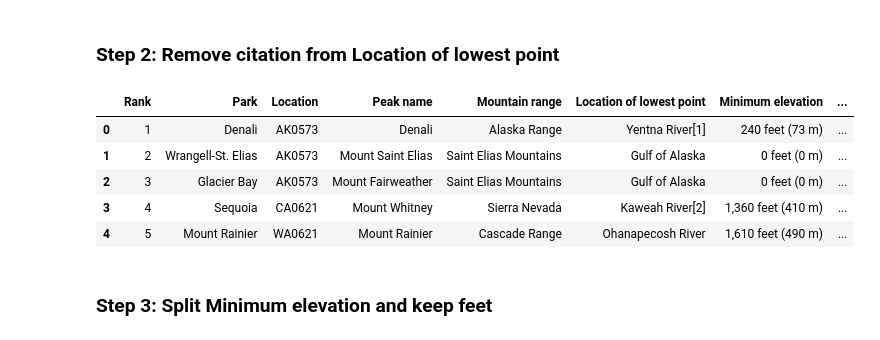
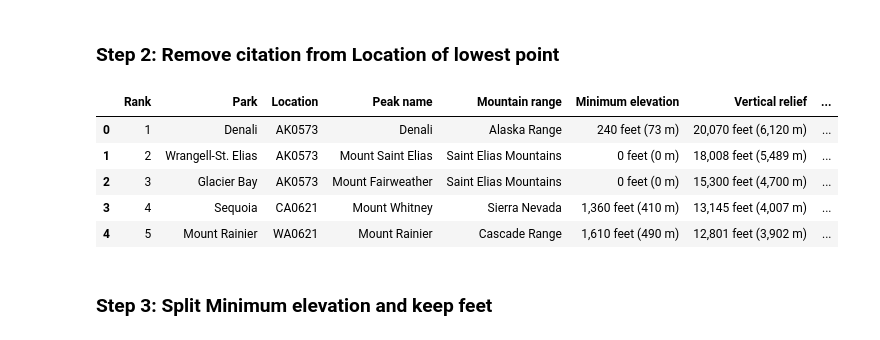
Before and after one commit to cableredi/BellevueUniv_MDS, a Jupyter notebook: DSC540/Term Paper/Term_Project_CableKimberly.ipynb, the cells around one changed output. Drawn from its saved outputs; the diff is of its cells as text; code cells hidden in the pictures.

```diff
--- a/DSC540/Term Paper/Term_Project_CableKimberly.ipynb
+++ b/DSC540/Term Paper/Term_Project_CableKimberly.ipynb
@@ -733,22 +733,22 @@ elevations_df.head()
 # %%
 import re
 
 def remove_citation(location):
     return re.sub(r'\[\d+\]', '', location)
 
 elevations_df['lowest_point'] = elevations_df['Location of lowest point'].apply(lambda x: remove_citation(x))
 
 # Drop Lowest Point column
-#elevations_df.drop(['Location of lowest point'], axis = 1, inplace = True)
+elevations_df.drop(['Location of lowest point'], axis = 1, inplace = True)
 
 elevations_df.head()
 # %% [output]
-|  | Rank | Park | Location | Peak name | Mountain range | Location of lowest point | Minimum elevation | ... |
-| 0 | 1 | Denali | AK0573 | Denali | Alaska Range | Yentna River[1] | 240 feet (73 m) | ... |
-| 1 | 2 | Wrangell-St. Elias | AK0573 | Mount Saint Elias | Saint Elias Mountains | Gulf of Alaska | 0 feet (0 m) | ... |
-| 2 | 3 | Glacier Bay | AK0573 | Mount Fairweather | Saint Elias Mountains | Gulf of Alaska | 0 feet (0 m) | ... |
-| 3 | 4 | Sequoia | CA0621 | Mount Whitney | Sierra Nevada | Kaweah River[2] | 1,360 feet (410 m) | ... |
-| 4 | 5 | Mount Rainier | WA0621 | Mount Rainier | Cascade Range | Ohanapecosh River | 1,610 feet (490 m) | ... |
+|  | Rank | Park | Location | Peak name | Mountain range | Minimum elevation | Vertical relief | ... |
+| 0 | 1 | Denali | AK0573 | Denali | Alaska Range | 240 feet (73 m) | 20,070 feet (6,120 m) | ... |
+| 1 | 2 | Wrangell-St. Elias | AK0573 | Mount Saint Elias | Saint Elias Mountains | 0 feet (0 m) | 18,008 feet (5,489 m) | ... |
+| 2 | 3 | Glacier Bay | AK0573 | Mount Fairweather | Saint Elias Mountains | 0 feet (0 m) | 15,300 feet (4,700 m) | ... |
+| 3 | 4 | Sequoia | CA0621 | Mount Whitney | Sierra Nevada | 1,360 feet (410 m) | 13,145 feet (4,007 m) | ... |
+| 4 | 5 | Mount Rainier | WA0621 | Mount Rainier | Cascade Range | 1,610 feet (490 m) | 12,801 feet (3,902 m) | ... |
 # %% [markdown]
 ### Step 3: Split Minimum elevation and keep feet
 # %%
```
Also changed, not shown: parts of 7 cells of this notebook, 5 other files.
